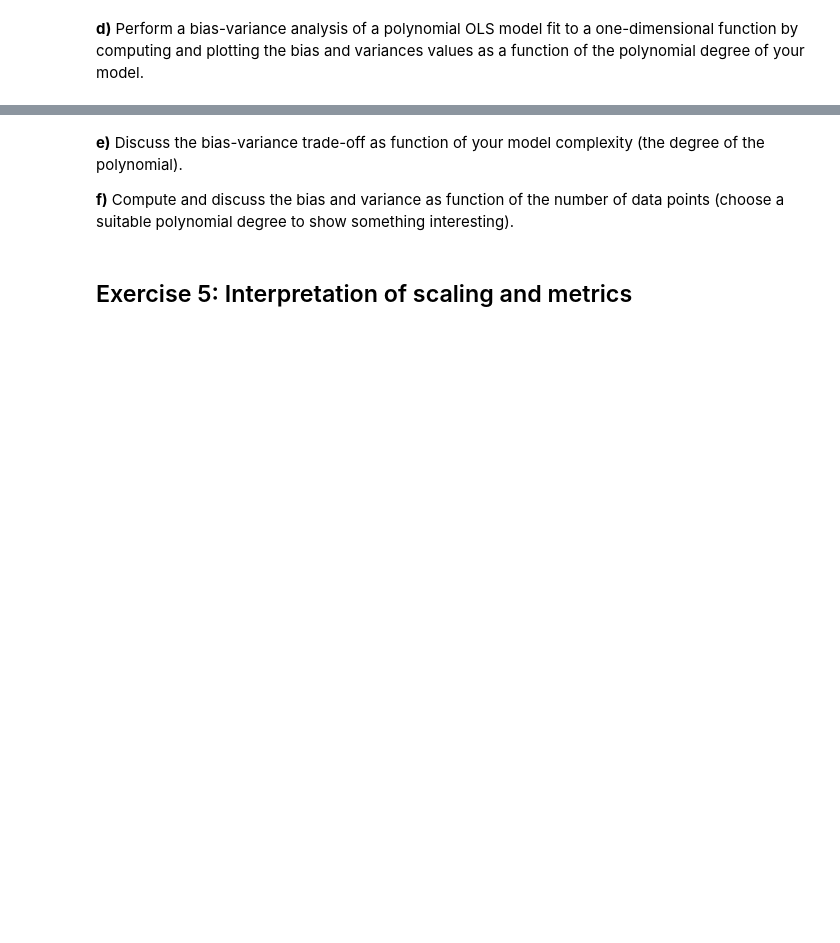
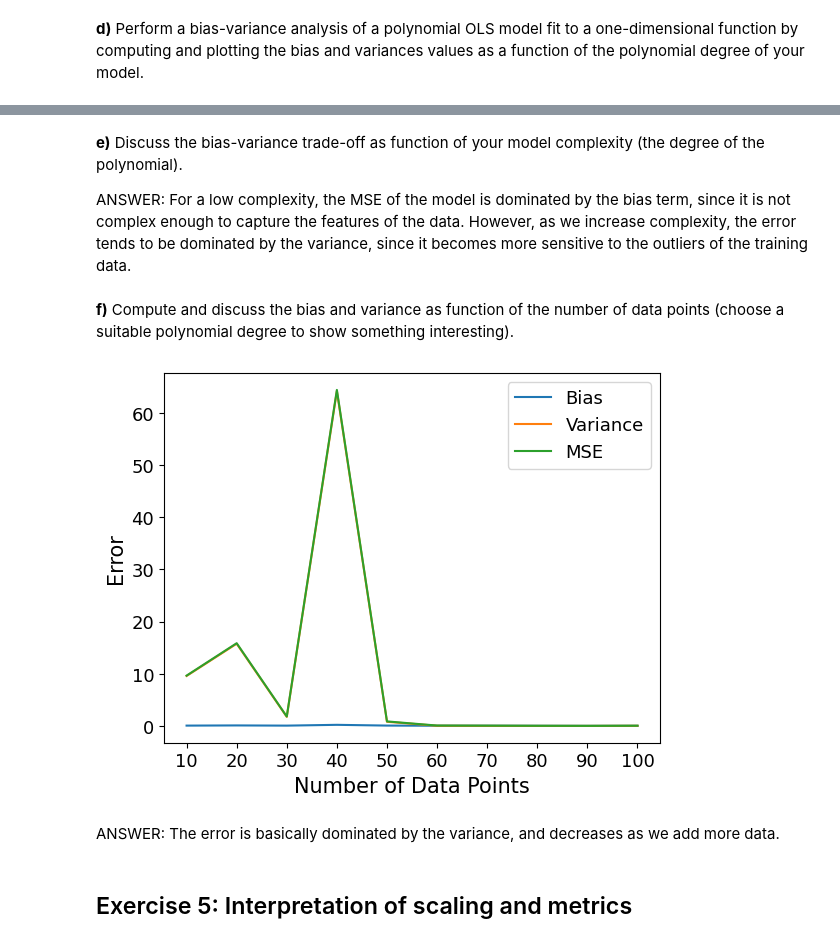
Before and after one commit to m-nader/FYS-STK4155-group14, a Jupyter notebook: exercises/E5.ipynb, the cells around one changed output, grey strips where cells are left out. Cells and saved outputs as stored; diff of their text form; code cells hidden in the pictures; blank space fills up the shorter version.

```diff
--- a/exercises/E5.ipynb
+++ b/exercises/E5.ipynb
@@ -181,7 +420,53 @@ mses = []
 # %% [markdown]
 **e)** Discuss the bias-variance trade-off as function of your model complexity (the degree of the polynomial).
 
-**f)** Compute and discuss the bias and variance as function of the number of data points (choose a suitable polynomial degree to show something interesting).
+ANSWER:
+For a low complexity, the MSE of the model is dominated by the bias term, since it is not complex enough to capture the features of the data. However, as we increase complexity, the error tends to be dominated by the variance, since it becomes more sensitive to the outliers of the training data.
+# %% [markdown]
+**f)** Compute and discuss the bias and variance as function of the number of data points (choose a suitable polynomial degree to show something interesting).
+# %%
+n_data = [10, 20, 30, 40, 50, 60, 70, 80, 90, 100]
+bootstraps = 1000
+
+biases = []
+variances = []
+mses = []
+poly = PolynomialFeatures(degree=5)
+
+np.random.seed(2018)
+
+for n in n_data:
+    x = np.linspace(-3, 3, n).reshape(-1, 1)
+    y = np.exp(-(x**2)) + 1.5 * np.exp(-((x - 2) ** 2)) + np.random.normal(0, 0.1)
+    x_train, x_test, y_train, y_test = train_test_split(x, y, test_size=0.5)
+    predictions = np.empty((y_test.shape[0], bootstraps))
+    for b in range(bootstraps):
+       x_, y_ = resample(x_train, y_train)
+       X_ = poly.fit_transform(x_)
+       # fit your model on the sampled data
+       model = LinearRegression().fit(X_, y_)
+       # make predictions on the test data
+       X_test_poly = poly.transform(x_test)
+       predictions[:,b] = model.predict(X_test_poly).ravel()
+
+    biases.append(np.mean( (y_test - np.mean(predictions, axis=1, keepdims=True))**2 ))
+    variances.append(np.mean( np.var(predictions, axis=1, keepdims=True) ))
+    mses.append(np.mean( np.mean((y_test - predictions)**2, axis=1, keepdims=True) ))
+
+plt.plot(n_data, biases, label='Bias')
+plt.plot(n_data, variances, label='Variance')
+plt.plot(n_data, mses, label='MSE')
+plt.xlabel('Number of Data Points', fontsize=15)
+plt.ylabel('Error', fontsize=15)
+plt.yticks(fontsize=13)
+plt.xticks(n_data, fontsize=13)
+plt.legend(fontsize=13)
+plt.savefig("bias_variance_n_data.png", dpi=300, bbox_inches='tight')
+plt.show()
+# %% [output]
+[figure, added]
+# %% [markdown]
+ANSWER: The error is basically dominated by the variance, and decreases as we add more data.
 # %% [markdown]
 ## Exercise 5: Interpretation of scaling and metrics
 # %% [markdown]
```
Also changed, not shown: parts of 13 cells of this notebook.
